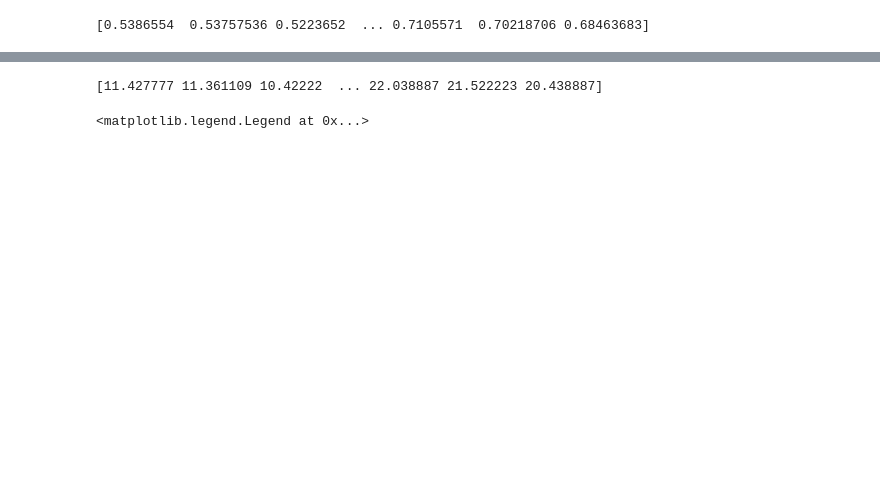
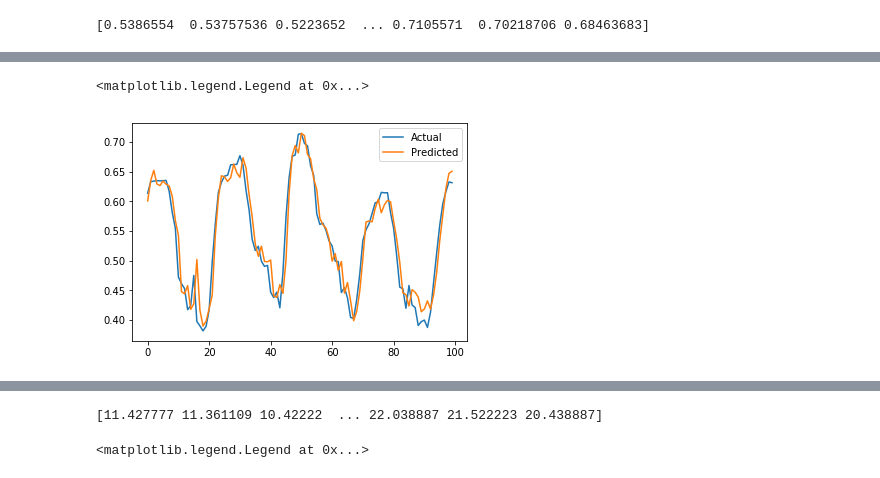
Before and after one commit to priyanshu2015/Weather-Forecasting, a Jupyter notebook: WeatherForecasting.ipynb, the cells around one changed output, grey strips where cells are left out. Saved outputs shown, nothing was run; the diff lists cells and outputs as text; code cells hidden in the pictures; blank space fills up the shorter version.

```diff
--- a/WeatherForecasting.ipynb
+++ b/WeatherForecasting.ipynb
@@ -388,2 +424,9 @@ pyplot.legend()
+# %%
+pyplot.plot(test_Y[200:300],label="Actual")
+pyplot.plot(test_Y_predicted[200:300],label="Predicted")
+pyplot.legend()
+# %% [output]
+<matplotlib.legend.Legend at 0x...>
+[figure, added]
 # %%
 # invert scaling for forecast
```
Also changed, not shown: parts of 23 cells of this notebook, 1 other file.
